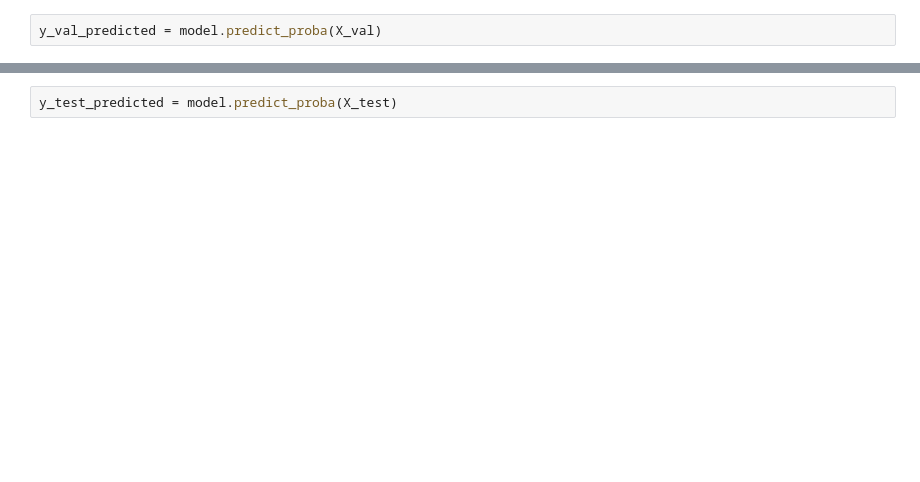
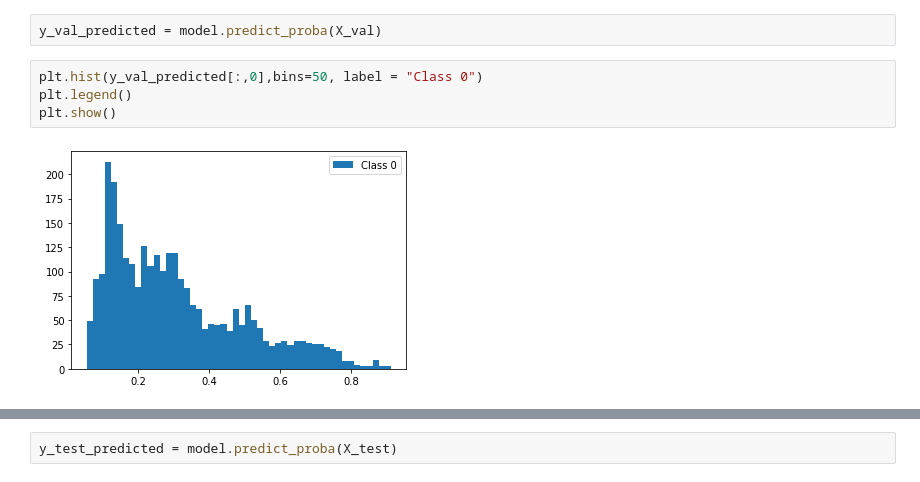
Before and after one commit to MuhammedBuyukkinaci/Bitcoin-Trading, a Jupyter notebook: GRU_Price_Change.ipynb, the cells around one changed output, grey strips where cells are left out. Cells and saved outputs as stored; diff of their text form; blank space fills up the shorter version.

```diff
--- a/LSTM_Modelling.ipynb
+++ b/GRU_Price_Change.ipynb
@@ -569,5 +541,11 @@ roc_auc_score(y_train,y_train_predicted)
 # %%
 y_val_predicted = model.predict_proba(X_val)
+# %%
+plt.hist(y_val_predicted[:,0],bins=50, label = "Class 0")
+plt.legend()
+plt.show()
+# %% [output]
+[figure, added]
 # %%
 roc_auc_score(y_val,y_val_predicted)
 # %% [output]
```
Also changed, not shown: parts of 29 cells of this notebook, 1 other file.
